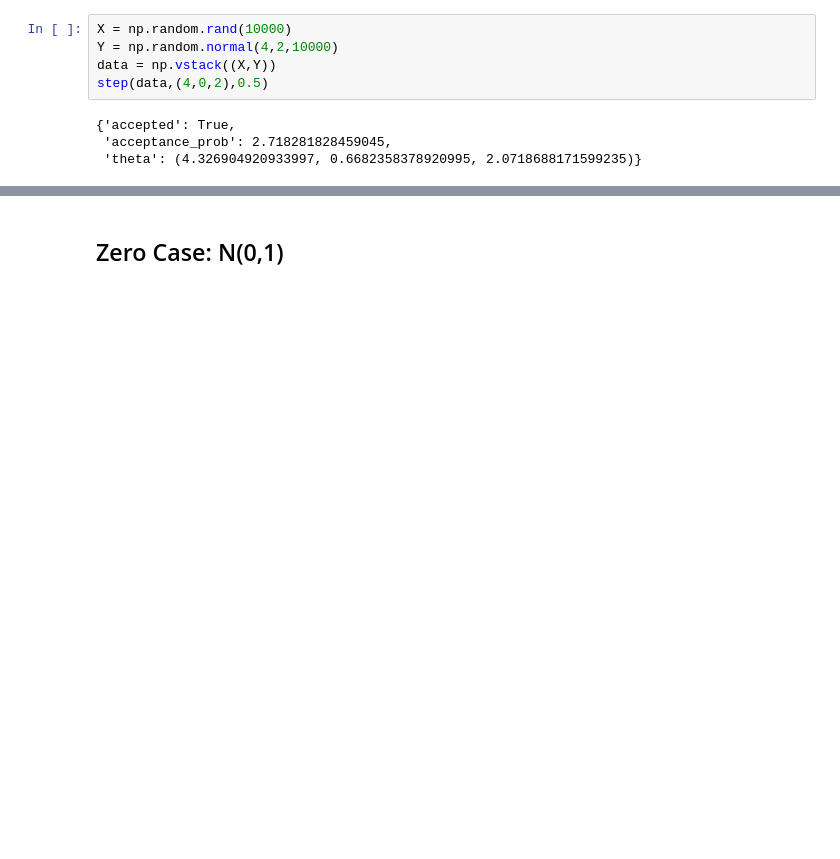
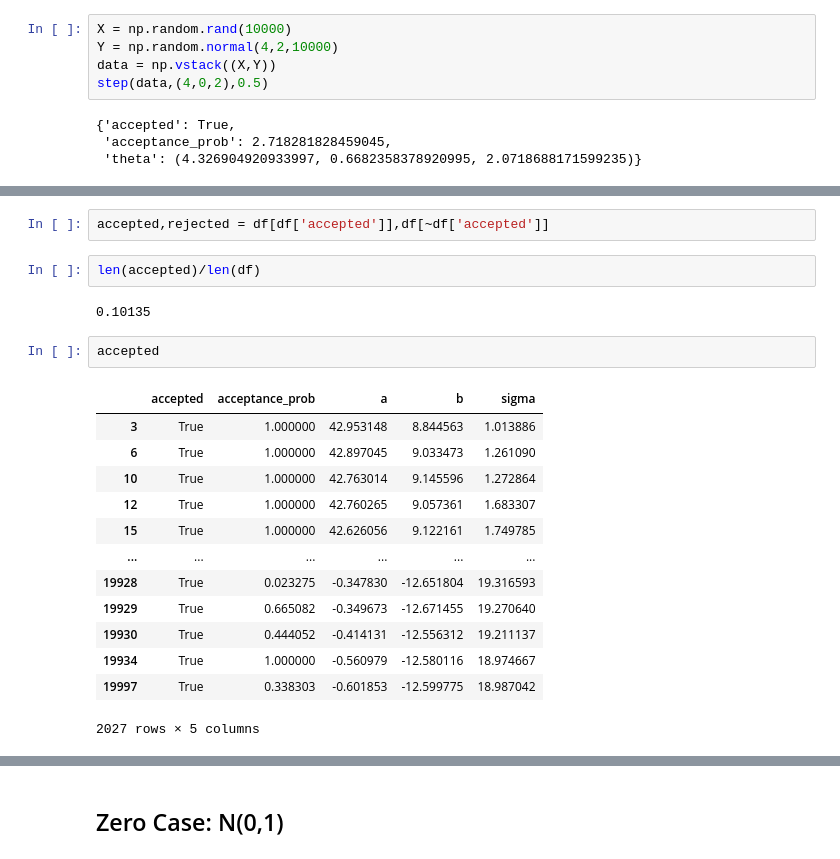
Before and after one commit to SeanSteinle/stat778-final, a Jupyter notebook: notebooks/simulation_study.ipynb, the cells around one changed output, grey strips where cells are left out. Cells and saved outputs as stored; diff of their text form; blank space fills up the shorter version.

```diff
--- a/notebooks/simulation_study.ipynb
+++ b/notebooks/simulation_study.ipynb
@@ -117,0 +111,22 @@ SyntaxError: 'break' outside loop (<ipython-input-6-6aaf1f276005>, line 1)
+# %%
+accepted,rejected = df[df['accepted']],df[~df['accepted']]
+# %%
+len(accepted)/len(df)
+# %% [output]
+0.10135
+# %%
+accepted
+# %% [output]
+|  | accepted | acceptance_prob | a | b | sigma |
+| 3 | True | 1.000000 | 42.953148 | 8.844563 | 1.013886 |
+| 6 | True | 1.000000 | 42.897045 | 9.033473 | 1.261090 |
+| 10 | True | 1.000000 | 42.763014 | 9.145596 | 1.272864 |
+| 12 | True | 1.000000 | 42.760265 | 9.057361 | 1.683307 |
+| 15 | True | 1.000000 | 42.626056 | 9.122161 | 1.749785 |
+| ... | ... | ... | ... | ... | ... |
+| 19928 | True | 0.023275 | -0.347830 | -12.651804 | 19.316593 |
+| 19929 | True | 0.665082 | -0.349673 | -12.671455 | 19.270640 |
+| 19930 | True | 0.444052 | -0.414131 | -12.556312 | 19.211137 |
+| 19934 | True | 1.000000 | -0.560979 | -12.580116 | 18.974667 |
+| 19997 | True | 0.338303 | -0.601853 | -12.599775 | 18.987042 |
+2027 rows × 5 columns
```
Also changed, not shown: parts of 17 cells of this notebook, 7 other files.
